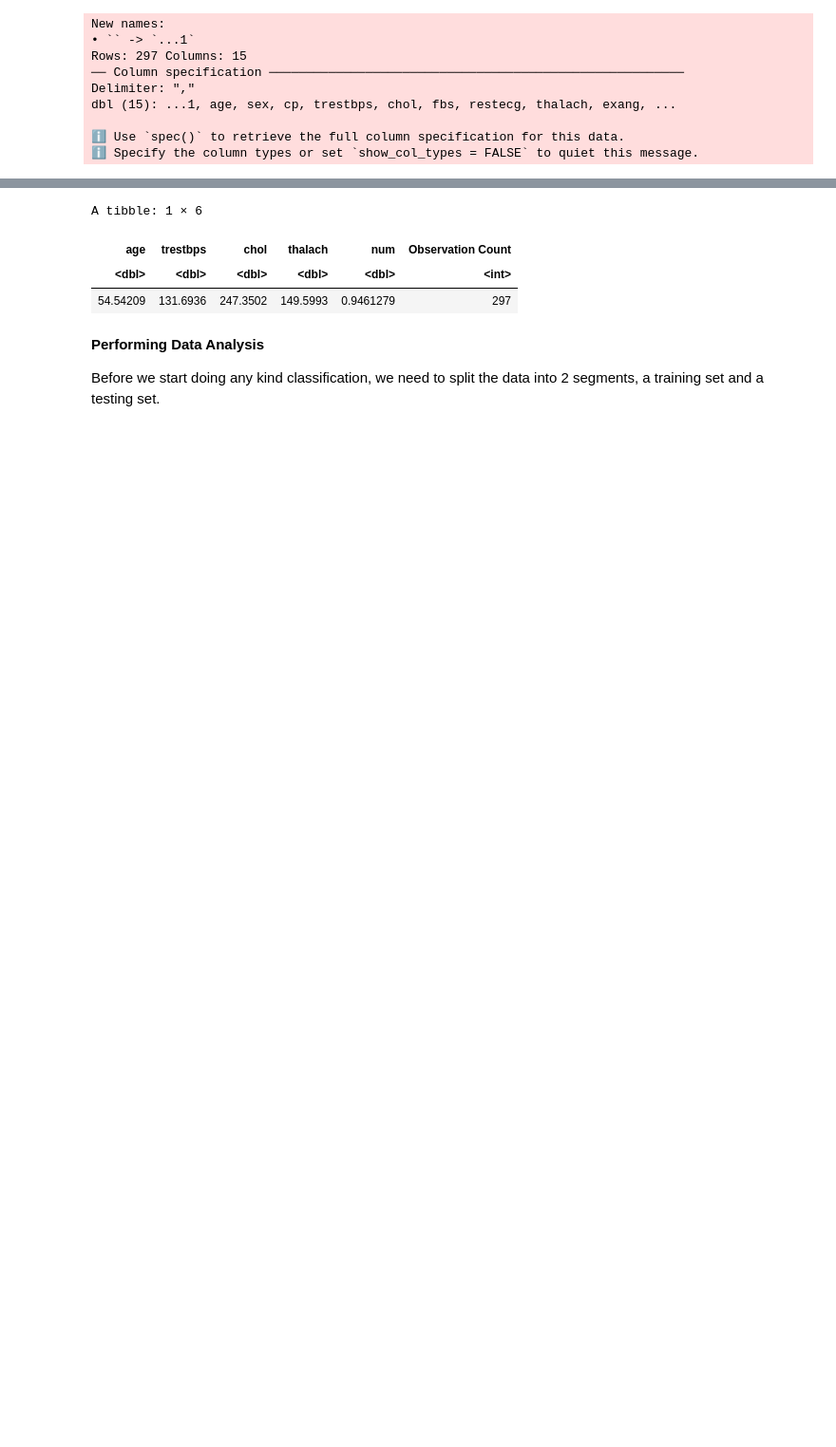
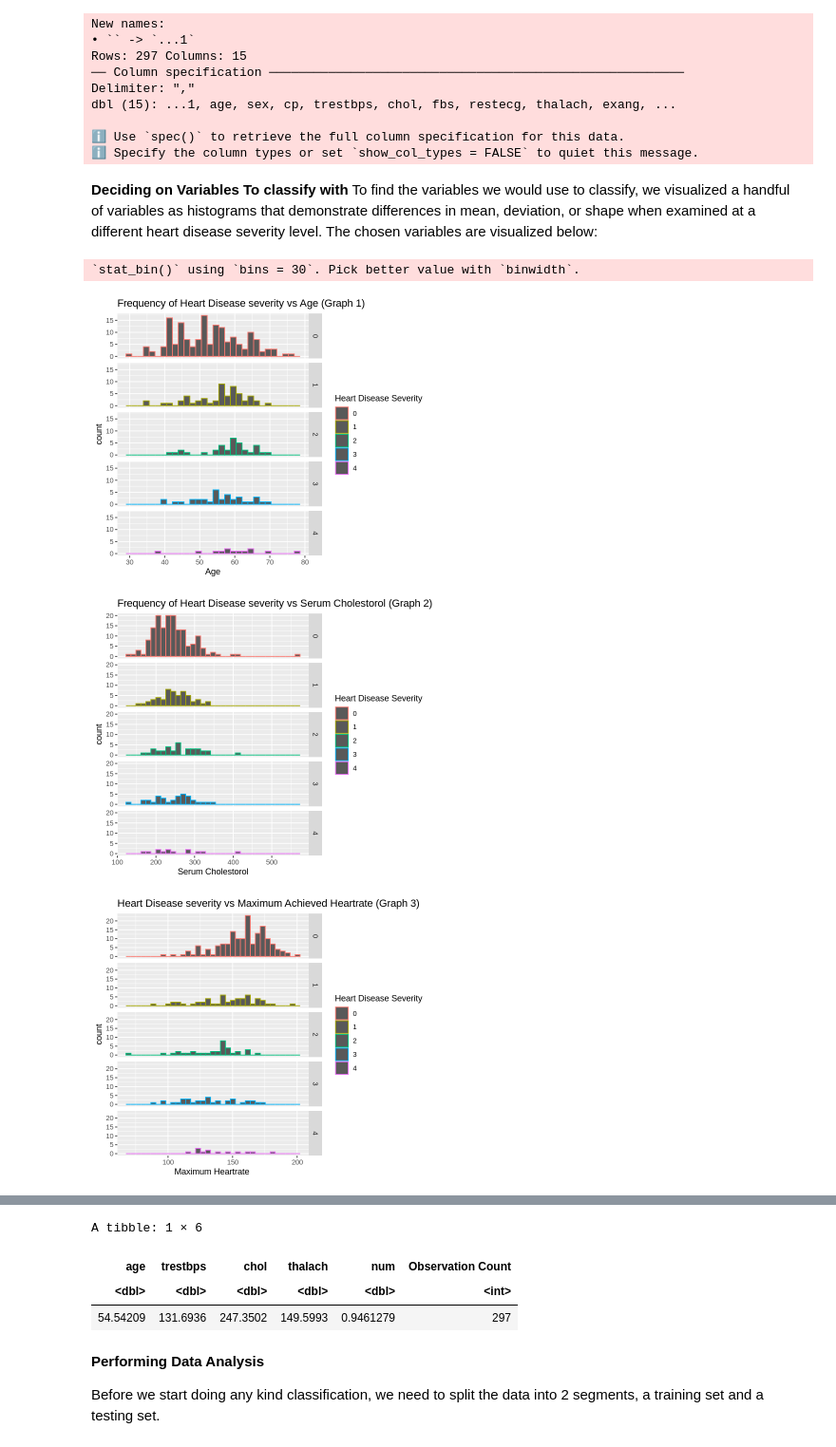
Before and after one commit to 000557A/DSCI-100-Project, a Jupyter notebook: Report.ipynb, the cells around one changed output, grey strips where cells are left out. Shown at 95% size. Saved outputs shown, nothing was run; the diff lists cells and outputs as text; code cells hidden in the pictures; blank space fills up the shorter version.

```diff
--- a/Report.ipynb
+++ b/Report.ipynb
@@ -72,3 +74,39 @@ dbl (15): ...1, age, sex, cp, trestbps, chol, fbs, restecg, thalach, exang, ...
 
 ℹ Use `spec()` to retrieve the full column specification for this data.
 ℹ Specify the column types or set `show_col_types = FALSE` to quiet this message.
+# %% [markdown]
+**Deciding on Variables To classify with**
+To find the variables we would use to classify, we visualized a handful of variables as histograms that demonstrate differences in mean, deviation, or shape when examined at a different heart disease severity level. The chosen variables are visualized below:
+# %%
+age_plot <- ggplot(heart_data, aes(x= age, color = num)) +
+geom_histogram(position = "identity")+
+facet_grid(rows = vars(num))+
+labs(x = "Age", color = "Heart Disease Severity")+
+ggtitle("Frequency of Heart Disease severity vs Age (Graph 1)")
+age_plot
+
+chol_plot <- ggplot(heart_data, aes(x= chol, color = num)) +
+geom_histogram(position = "identity", bins=35)+
+facet_grid(rows = vars(num))+
+labs(x = "Serum Cholestorol", color = "Heart Disease Severity") +
+ggtitle("Frequency of Heart Disease severity vs Serum Cholestorol (Graph 2)")
+chol_plot
+
+thalach_plot <- ggplot(heart_data, aes(x= thalach, color = num)) +
+geom_histogram(position = "identity", bins=35)+
+facet_grid(rows = vars(num))+
+labs(x = "Maximum Heartrate ", color = "Heart Disease Severity") +
+ggtitle("Heart Disease severity vs Maximum Achieved Heartrate (Graph 3)")
+thalach_plot
+
+trestbps_plot <- ggplot(heart_data, aes(x= trestbps, color = num)) +
+geom_histogram(position = "identity", bins=35)+
+facet_grid(rows = vars(num))+
+labs(x = "Resting Heartrate", color = "Heart Disease Severity") +
+ggtitle("Frequency of Heart Disease severity vs Resting Heartrate (Graph 4)")
+trestbps_plot
+# %% [output]
+`stat_bin()` using `bins = 30`. Pick better value with `binwidth`.
+[figure, added]
+[figure, added]
+[figure, added]
```
Also changed, not shown: parts of 20 cells of this notebook.
